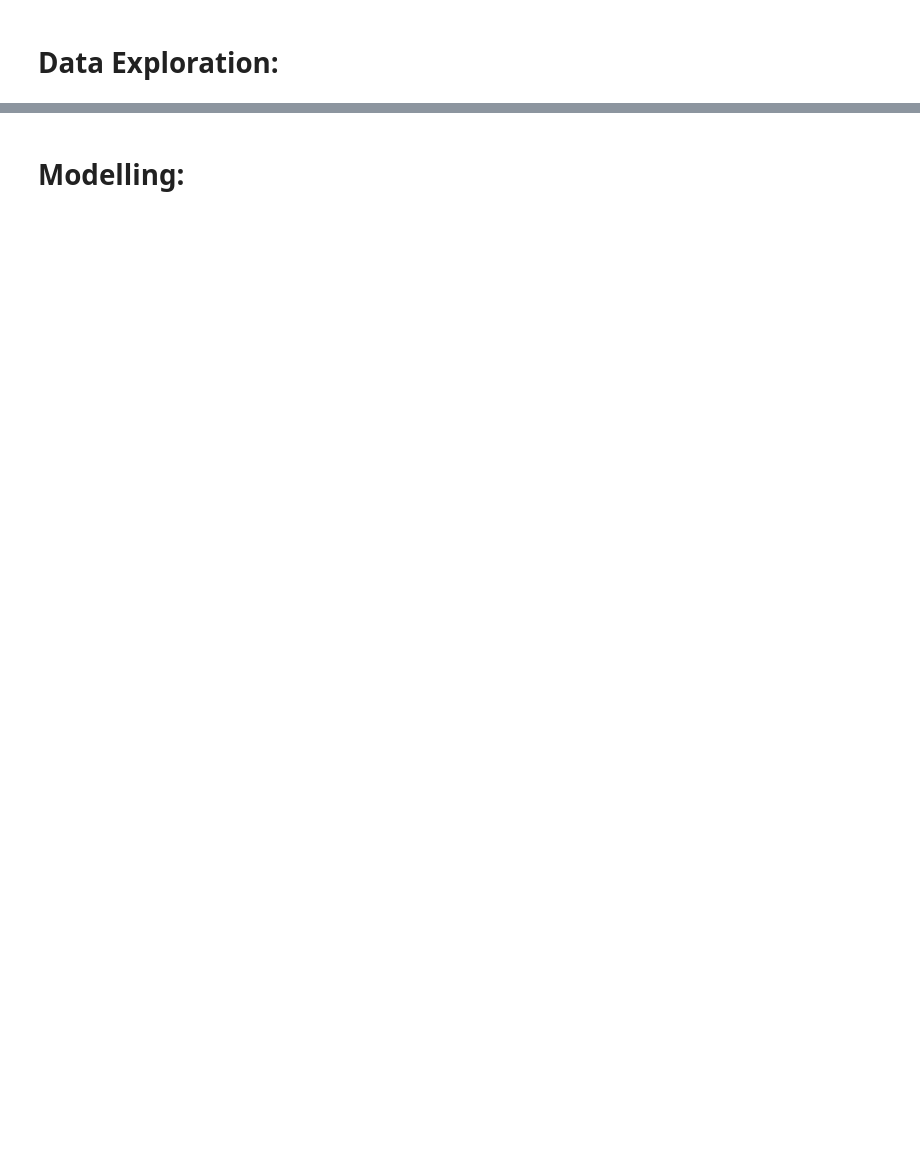
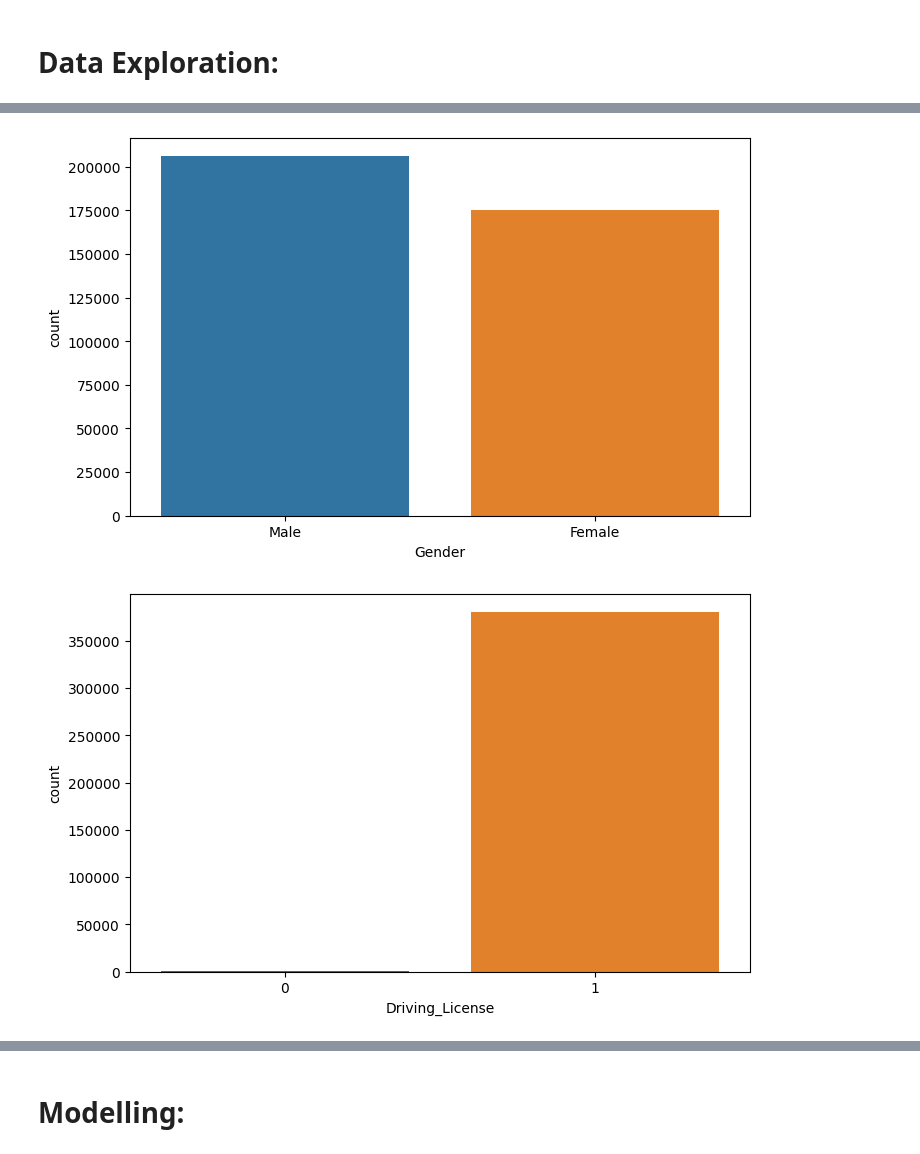
Before and after one commit to Saif-Khan435/Health-Insurance-Cross-Sell-Prediction, a Jupyter notebook: Mohammed_Saif_Khan_HEALTH_INSURANCE_CROSS_SELL_PREDICTION.ipynb, the cells around one changed output, grey strips where cells are left out. Saved outputs shown, nothing was run; the diff lists cells and outputs as text; code cells hidden in the pictures; blank space fills up the shorter version.

```diff
--- a/Mohammed_Saif_Khan_HEALTH_INSURANCE_CROSS_SELL_PREDICTION.ipynb
+++ b/Mohammed_Saif_Khan_HEALTH_INSURANCE_CROSS_SELL_PREDICTION.ipynb
@@ -240,5 +126,0 @@ numcol = ['Age','Region_Code','Annual_Premium', 'Policy_Sales_Channel', 'Vintage
-# %%
-for col in catcol:
-  fig = plt.figure(figsize=(8, 5))
-  ax = fig.gca()
-  sns.countplot(df[col])  # hue = df['Response']
@@ -251,5 +126,0 @@ for col in catcol:
-# %%
-for col in numcol:
-  fig = plt.figure(figsize=(8, 5))
-  ax = fig.gca()
-  sns.distplot(df[col])
@@ -296,3 +126,0 @@ def get_percentage(column, df=df):
-# %%
-for col in catcol:
-  print(get_percentage(col), '\n=============================================================================\n\n')
@@ -478,0 +306,4 @@ df = df.astype(int)
+# %%
+# creating list of categorical features
+
+cat_features = ['Gender', 'Driving_License', 'Previously_Insured', 'Vehicle_Age', 'Vehicle_Damage']
@@ -478,0 +314,10 @@ df = df.astype(int)
+# %%
+# checking distribution of categorical variables
+
+for col in cat_features:
+  fig = plt.figure(figsize=(8, 5))
+  ax = fig.gca()
+  sns.countplot(Insurance_df[col])
+# %% [output]
+[figure, added]
+[figure, added]
```
Also changed, not shown: parts of 225 cells of this notebook.
